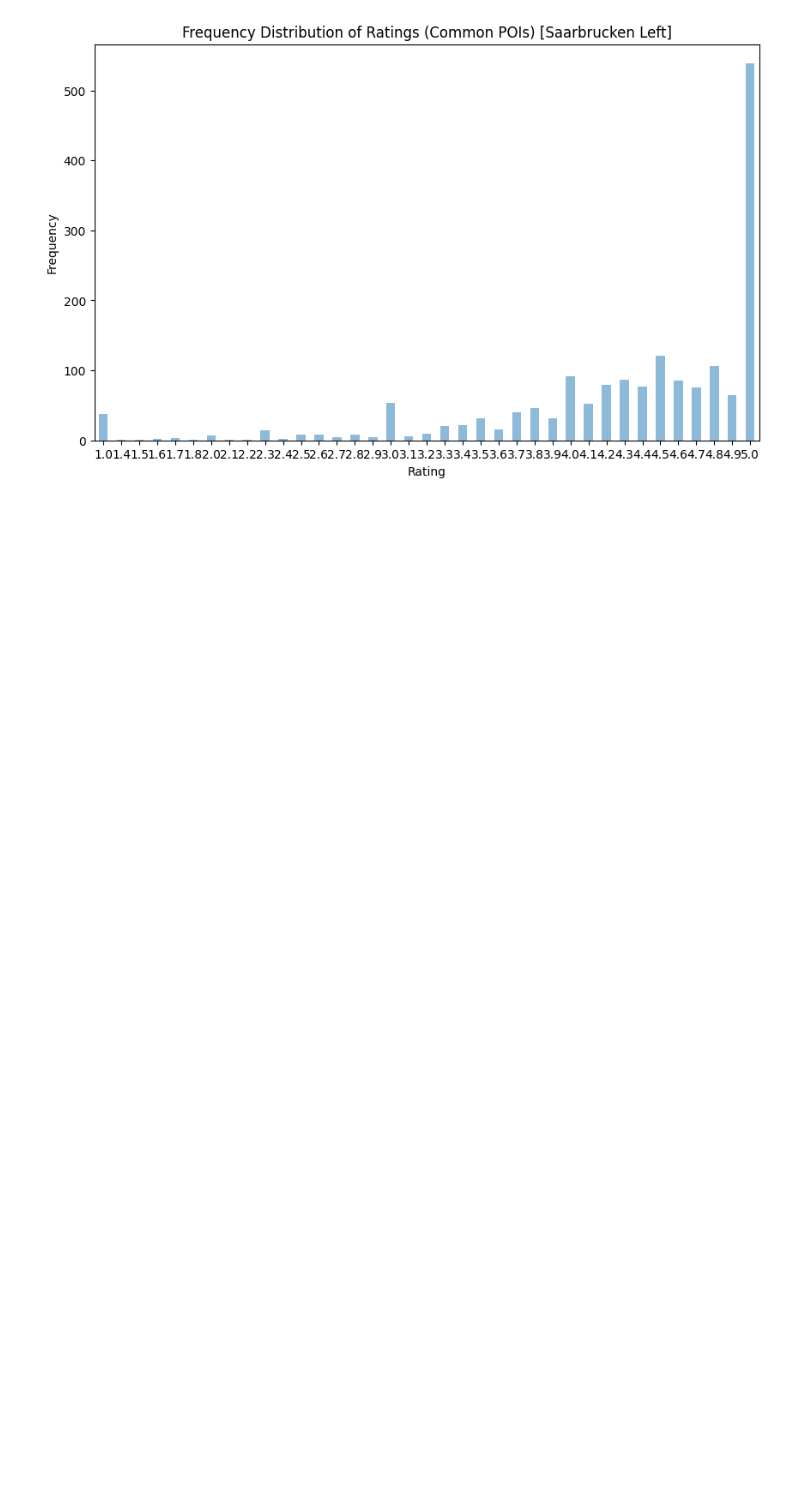
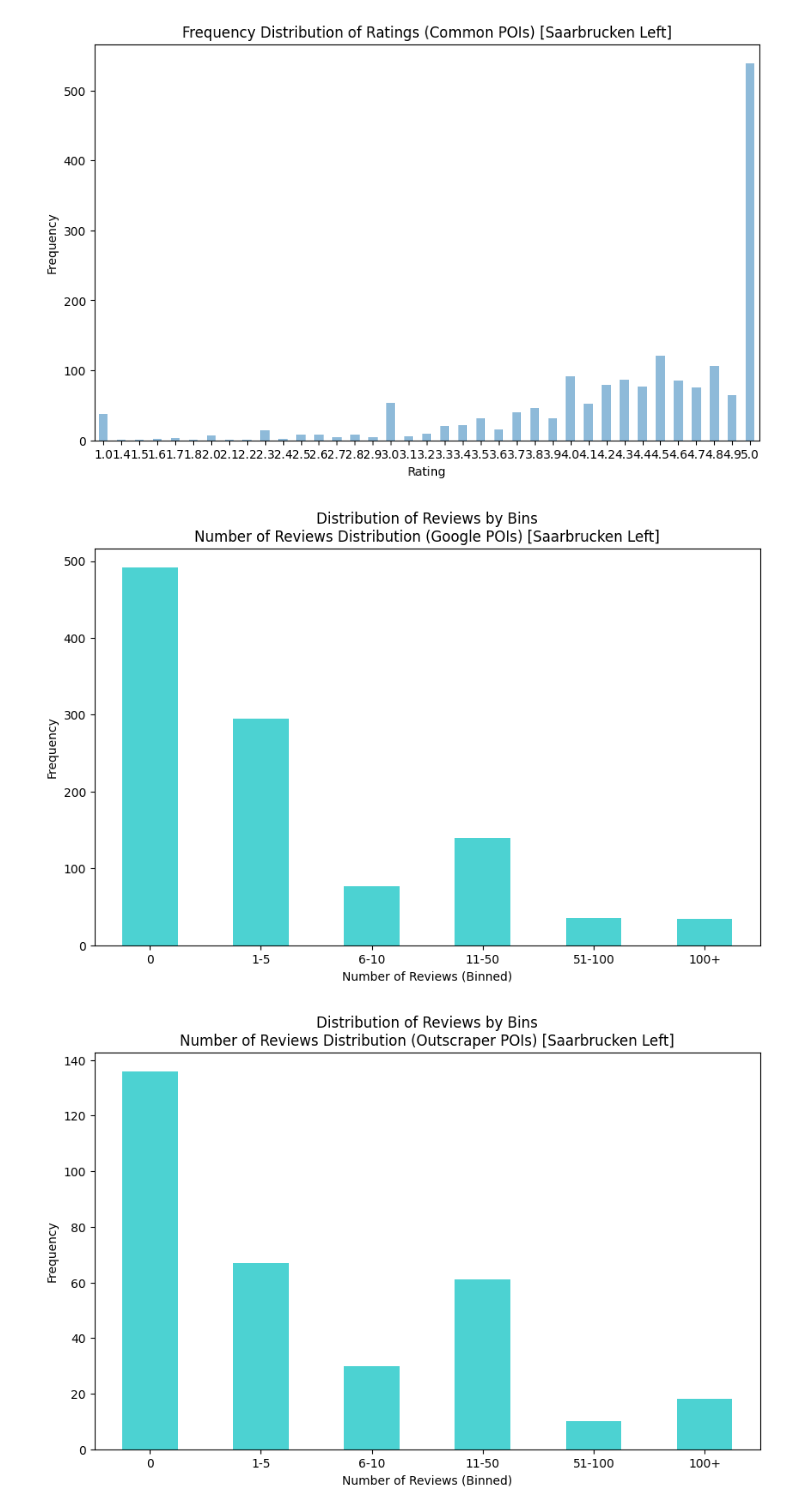
Before and after one commit to Societal-Computing/google_poi_search, a Jupyter notebook: google_poi_analysis.ipynb, the cells around one changed output. Saved outputs shown, nothing was run; the diff lists cells and outputs as text; code cells hidden in the pictures; blank space fills up the shorter version.

Commit message:
Added reviews plot

```diff
--- a/google_poi_analysis.ipynb
+++ b/google_poi_analysis.ipynb
@@ -35,3 +35,57 @@ for csv_file, title in zip(csv_files, titles):
 [figure]
 [figure]
 [figure]
+# %%
+import pandas as pd
+import matplotlib.pyplot as plt
+
+# Define the paths to the CSV files
+csv_files = [
+    r'C:\Users\Hewan Shrestha\Desktop\google_poi_search\data\saarbrucken_left_half_in_google_not_in_common_pois.csv',
+    r'C:\Users\Hewan Shrestha\Desktop\google_poi_search\data\saarbrucken_left_half_in_outscraper_not_in_common_pois.csv',
+    r'C:\Users\Hewan Shrestha\Desktop\detect-car-in-LR-satellite-images\Google_Places\Search_Notebooks(Copy)\new_data_collection_google_poi_to_outscraper\saarbrucken_left_half_google_outscraper_common_pois.csv'
+]
+
+# Titles for each plot
+titles = [
+    'Number of Reviews Distribution (Google POIs) [Saarbrucken Left]',
+    'Number of Reviews Distribution (Outscraper POIs) [Saarbrucken Left]',
+    'Number of Reviews Distribution (Common POIs) [Saarbrucken Left]'
+]
+
+# Define bins for the number of reviews
+bins = [0, 1, 5, 10, 50, 100, float('inf')]
+labels = ['0', '1-5', '6-10', '11-50', '51-100', '100+']
+
+# Read each CSV file and plot the data
+for csv_file, title in zip(csv_files, titles):
+    df = pd.read_csv(csv_file)
+
+    # Ensure 'reviews' column is numeric, fill NaN with 0
+    df['reviews'] = pd.to_numeric(df['reviews'], errors='coerce').fillna(0)
+
+    # Create bins and categorize the data
+    df['review_bins'] = pd.cut(df['reviews'], bins=bins, labels=labels, right=False)
+
+    # Plot the histogram for review bins
+    plt.figure(figsize=(10, 6))
+    df['review_bins'].value_counts(sort=False).plot(kind='bar', alpha=0.7, color='c')
+    plt.title(f'Distribution of Reviews by Bins\n{title}')
+    plt.xlabel('Number of Reviews (Binned)')
+    plt.ylabel('Frequency')
+    plt.xticks(rotation=0)
+
+    # Show the plot
+    plt.show()
+
+    # # Plot a density plot for number of reviews
+    # plt.figure(figsize=(10, 6))
+    # df['reviews'].plot(kind='density', alpha=0.75, color='b')
+    # plt.title(f'Density Plot of Reviews\n{title}')
+    # plt.xlabel('Number of Reviews')
+
+    # # Show the plot
+    # plt.show()
+# %% [output]
+[figure, added]
+[figure, added]
```
Also changed, not shown: parts of 1 cell of this notebook.
